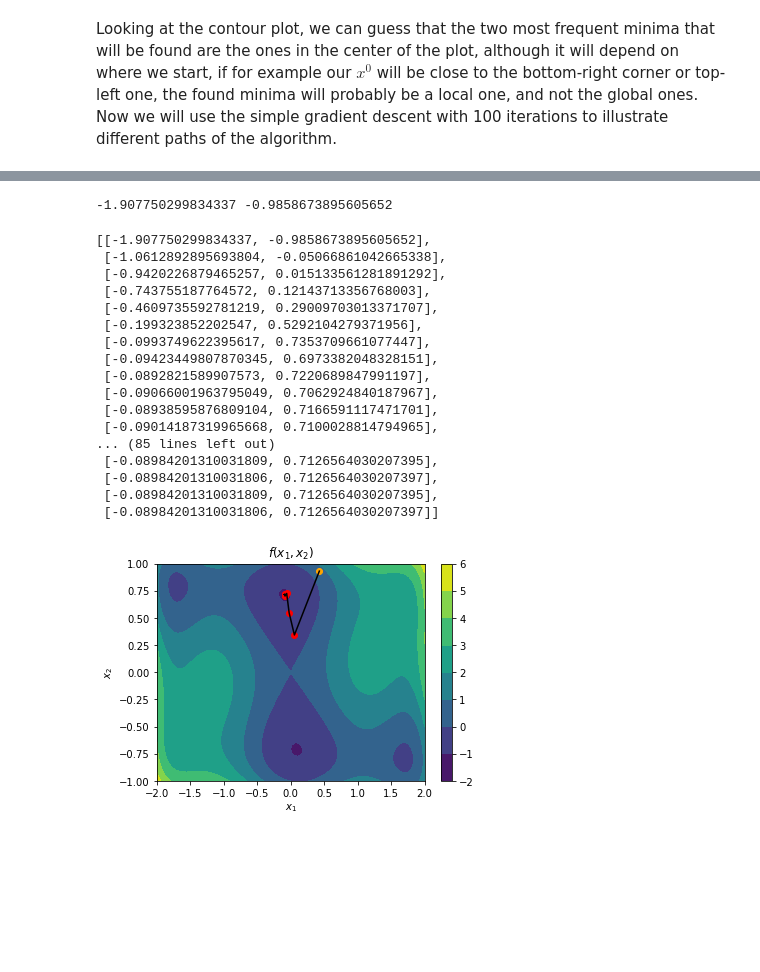
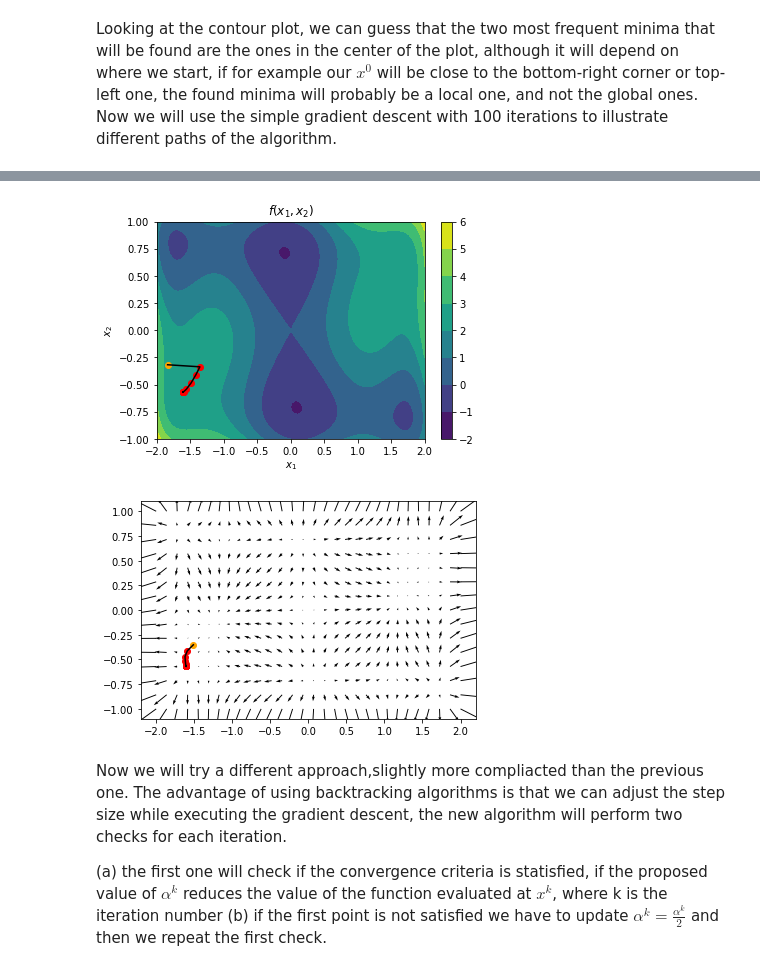
Before and after one commit to Edward484/OptimizationClassUB, a Jupyter notebook: project2/pract2.ipynb, the cells around one changed output, grey strips where cells are left out. Cells and saved outputs as stored; diff of their text form; code cells hidden in the pictures; blank space fills up the shorter version.

```diff
--- a/project2/pract2.ipynb
+++ b/project2/pract2.ipynb
@@ -88,23 +64,0 @@ def grad(x,y):
-# %%
-def gradient_descent(start, gradient, learn_rate, max_iter):
-    steps_x = [] # history tracking
-    steps_y = [] # history tracking
-    x = start
-
-    for _ in range(max_iter):
-        diff = learn_rate* gradient(x[0], x[1])
-        x = x - diff
-        steps_x.append(x[0]) # history tracing
-        steps_y.append(x[1]) # history tracing
-
-    return steps_x, steps_y, x
-
-steps_x, steps_y, x= gradient_descent((10,10), grad, 0.1, 100 )
-steps_z = []
-
-for pair in zip(steps_x, steps_y):
-    steps_z.append(f(pair[0], pair[1]))
-
-x1 = np.array(steps_x)
-y1 = np.array(steps_y)
-z1 = np.array(steps_z)
@@ -179,7 +109,6 @@ def gradf(fxy):
 
 x02 = np.random.uniform(-1, 1)
 x01 = np.random.uniform(-2, 2)
-print(x01, x02)
 
 def grad_descent(x1, x2, alpha, iter):
     pair = np.array([x1, x2])
@@ -188,27 +117,6 @@ def grad_descent(x1, x2, alpha, iter):
         pair = pair - alpha*gradf(pair)
         points.append([pair[0], pair[1]])
     return points
-
-grad_descent(x01, x02, 0.1, 100)
-# %% [output]
--1.907750299834337 -0.9858673895605652
-[[-1.907750299834337, -0.9858673895605652],
- [-1.0612892895693804, -0.05066861042665338],
- [-0.9420226879465257, 0.015133561281891292],
- [-0.743755187764572, 0.12143713356768003],
- [-0.4609735592781219, 0.29009703013371707],
- [-0.199323852202547, 0.5292104279371956],
- [-0.0993749622395617, 0.7353709661077447],
- [-0.09423449807870345, 0.6973382048328151],
- [-0.0892821589907573, 0.7220689847991197],
- [-0.09066001963795049, 0.7062924840187967],
- [-0.08938595876809104, 0.7166591117471701],
- [-0.09014187319965668, 0.7100028814794965],
-... (85 lines left out)
- [-0.08984201310031809, 0.7126564030207395],
- [-0.08984201310031806, 0.7126564030207397],
- [-0.08984201310031809, 0.7126564030207395],
- [-0.08984201310031806, 0.7126564030207397]]
 # %%
 import numpy as np
 import matplotlib.pyplot as plt
@@ -243,4 +151,28 @@ plt.show()
 
 # As extra, try stocastic gradient descent.
 # %% [output]
-[figure, old version]
+[figure, new version]
+# %%
+import numpy as np
+import matplotlib.pyplot as plt
+
+x,y = np.meshgrid(np.linspace(-2,2,30),np.linspace(-1,1,15))
+
+u = 8*x-8.4*x**3+2*x**5+y
+v = x-8*y+16*y**3
+
+plt.quiver(x,y,u,v)
+x02 = np.random.uniform(-1, 1)
+x01 = np.random.uniform(-2, 2)
+points = grad_descent(x01, x02, 0.1, 100)
+lines_x = [points[x][0] for x in range(len(points))]
+lines_y = [points[x][1] for x in range(len(points))]
+plt.plot(lines_x, lines_y, 'black', linestyle="-")
+for i in range(len(points)):
+    if i == 0:
+        plt.scatter(points[i][0], points[i][1], color='orange')
+    else:
+        plt.scatter(points[i][0], points[i][1], color='r')
+plt.show()
+# %% [output]
+[figure, added]
@@ -246,0 +222,5 @@ plt.show()
+# %% [markdown]
+Now we will try a different approach,slightly more compliacted than the previous one. The advantage of using backtracking algorithms is that we can adjust the step size while executing the gradient descent, the new algorithm will perform two checks for each iteration.
+
+(a) the first one will check if the convergence criteria is statisfied, if the proposed value of $\alpha^k$ reduces the value of the function evaluated at $x^k$, where k is the iteration number
+(b) if the first point is not satisfied we have to update $ \alpha^k = \frac{\alpha^k}{2}$ and then we repeat the first check.
```
Also changed, not shown: parts of 20 cells of this notebook.
